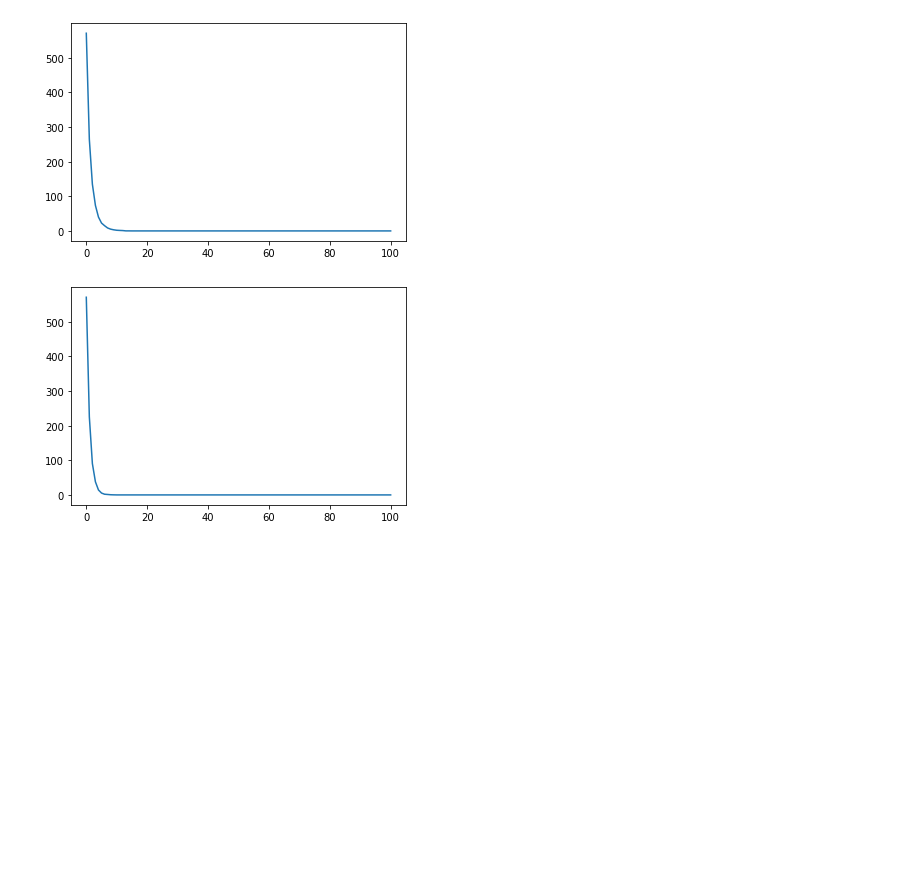
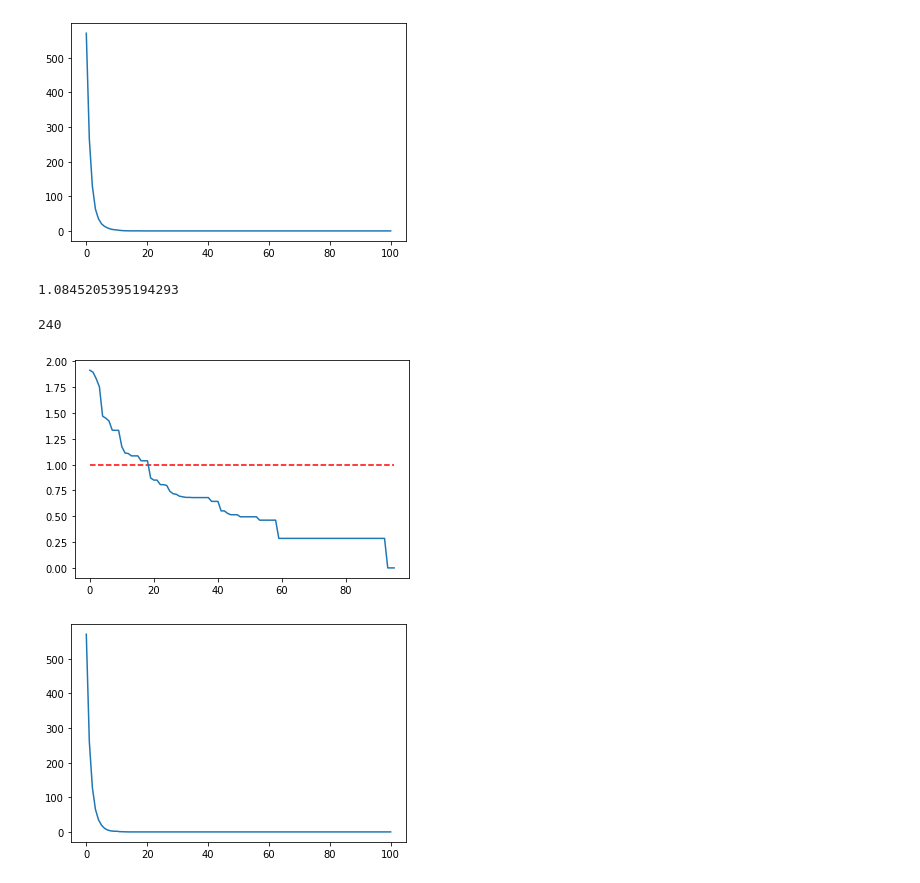
Before and after one commit to justin830827/Virus-Propagation, a Jupyter notebook: Virus.ipynb, the cells around one changed output. Drawn from its saved outputs; the diff is of its cells as text; code cells hidden in the pictures; blank space fills up the shorter version.

```diff
--- a/Virus.ipynb
+++ b/Virus.ipynb
@@ -326,7 +313,14 @@ def policyB(beta,delta,adj,t,c,k,g):
     degree=sorted(list(g.degree()),key=lambda x:x[1],reverse=1)
     for i in range(k):
         immun.add(degree[i][0])
+    tmp_g=nx.Graph(g)
+    for i in immun:
+        tmp_g.remove_node(i)
 
+    adjB=[[0 for _ in range(total_node)] for _ in range(total_node)]
+    for i in nx.edges(tmp_g):
+        adjB[i[0]][i[1]]=1
+        adjB[i[1]][i[0]]=1
 
 
     infect=[False for _ in range(total_node)]
@@ -348,7 +342,7 @@ def policyB(beta,delta,adj,t,c,k,g):
         for inf in infect_ind:
             #print(inf)
             for j in range(len(adj[inf])):
-                if adj[inf][j]==1 and float(random.randint(1, 10))/10<beta and j not in immun:
+                if adjB[inf][j]==1 and float(random.randint(1, 10))/10<beta:
                     cur_infect.add(j)
             if float(random.randint(1, 10))/10<delta:
                 cur_cure.append(inf)
@@ -419,6 +478,71 @@ def policyC(beta,delta,adj,t,c,k,g):
         infect_ind=cur_infect
         #print(i,len(infect_ind))
     return infect_num
+# %%
+tmp_g=nx.Graph(g)
+immun=set()
+while len(immun)<200:
+    degree=sorted(list(tmp_g.degree()),key=lambda x:x[1],reverse=1)
+    immun.add(degree[0][0])
+    tmp_g.remove_node(degree[0][0])
+
+
+
+adjC=[[0 for _ in range(total_node)] for _ in range(total_node)]
+for i in nx.edges(tmp_g):
+    adjC[i[0]][i[1]]=1
+    adjC[i[1]][i[0]]=1
+
+
+
+eigenvalueC, eigenvectorC = np.linalg.eig(adjC)
+eig_setC=[(eigenvalueC[i],eigenvectorC[i]) for i in range(len(eigenvalueC))]
+eig_setC=sorted(eig_setC,key=lambda x:x[0],reverse=1)
+
+largest_eigenvalueC=eig_setC[0][0].real
+
+sC=largest_eigenvalueC*Cvpm1
+print(sC)
+# %% [output]
+1.0845205395194293
+# %%
+def immunC(k,adj,g):
+    immun=set()
+    tmp_g=nx.Graph(g)
+    while len(immun)<k:
+        degree=sorted(list(tmp_g.degree()),key=lambda x:x[1],reverse=1)
+        immun.add(degree[0][0])
+        tmp_g.remove_node(degree[0][0])
+
+    adjC=[[0 for _ in range(total_node)] for _ in range(total_node)]
+    for i in nx.edges(tmp_g):
+        adjC[i[0]][i[1]]=1
+        adjC[i[1]][i[0]]=1
+    return adjC
+
+static_beta_delta_C=[]
+flag=0
+for i in range(50,1001,10):
+    tmp = deepcopy(adj)
+    new_adj=immunC(i,tmp,g)
+    val, vec = np.linalg.eig(new_adj)
+    e=[(val[i],vec[i]) for i in range(len(val))]
+    e=sorted(e,key=lambda x:x[0],reverse=1)
+    le=e[0][0].real
+    strength=le*Cvpm1
+    #print(strength)
+    if strength<1 and flag==0:
+        print (i)
+        flag=1
+    static_beta_delta_C.append(strength)
+
+threshold = np.array([1 for i in range(len(static_beta_delta_C))])
+plt.plot(threshold, 'r--')
+plt.plot(static_beta_delta_C)
+plt.show()
+# %% [output]
+240
+[figure, added]
 # %%
 policy_C=[]
 for i in range(10):
```
Also changed, not shown: parts of 10 cells of this notebook.
